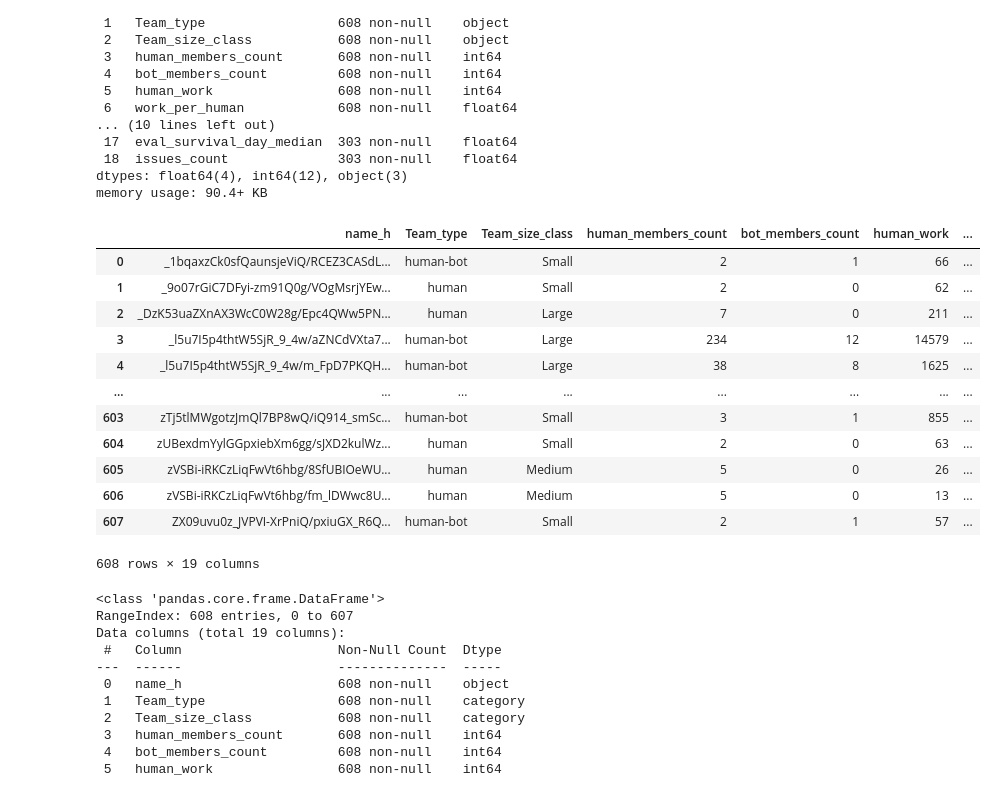
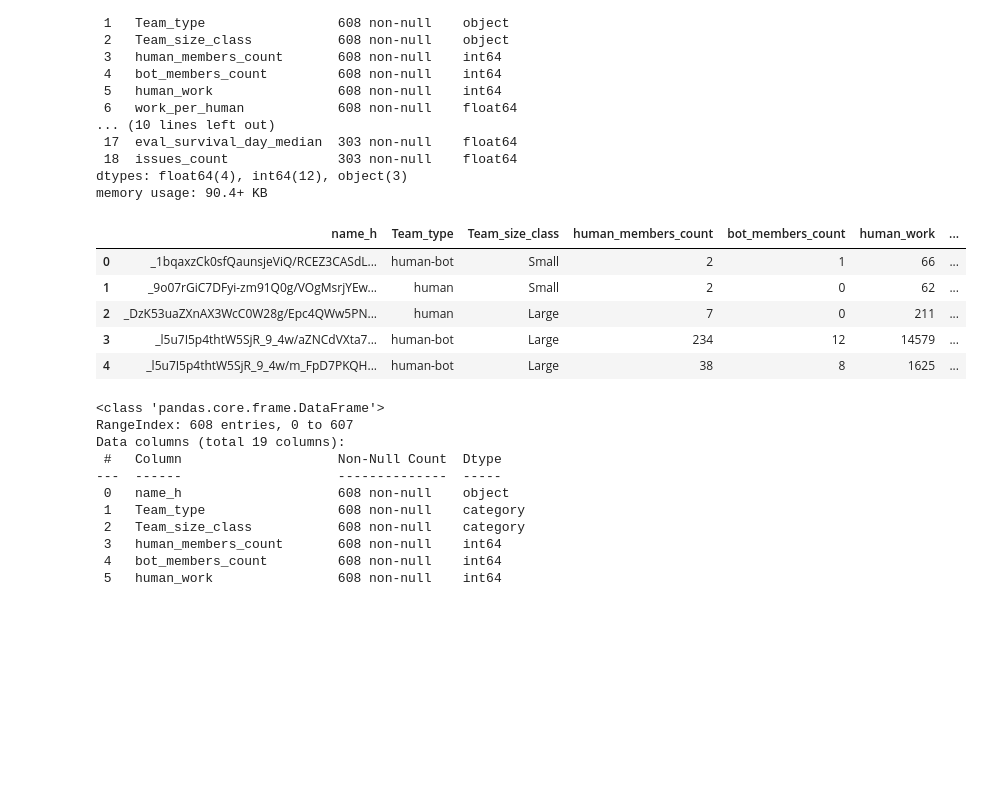
Before and after one commit to TheUltimateFishstick/week7labs, a Jupyter notebook: 07_Instructor_Lab_Morgan.ipynb, the cells around one changed output. Drawn from its saved outputs; the diff is of its cells as text; code cells hidden in the pictures; blank space fills up the shorter version.

```diff
--- a/07_Instructor_Lab_Morgan.ipynb
+++ b/07_Instructor_Lab_Morgan.ipynb
@@ -87,21 +105,14 @@ dtypes: float64(4), int64(12), object(3)
 memory usage: 90.4+ KB
 # %%
 # Check the data to determine which columns are columns are categorical. In this case, it is columns 1 and 2 (Team_type and Team_size_class).
-github_teams
+github_teams.head()
 # %% [output]
 |  | name_h | Team_type | Team_size_class | human_members_count | bot_members_count | human_work | ... |
 | 0 | _1bqaxzCk0sfQaunsjeViQ/RCEZ3CASdL... | human-bot | Small | 2 | 1 | 66 | ... |
 | 1 | _9o07rGiC7DFyi-zm91Q0g/VOgMsrjYEw... | human | Small | 2 | 0 | 62 | ... |
 | 2 | _DzK53uaZXnAX3WcC0W28g/Epc4QWw5PN... | human | Large | 7 | 0 | 211 | ... |
 | 3 | _l5u7I5p4thtW5SjR_9_4w/aZNCdVXta7... | human-bot | Large | 234 | 12 | 14579 | ... |
 | 4 | _l5u7I5p4thtW5SjR_9_4w/m_FpD7PKQH... | human-bot | Large | 38 | 8 | 1625 | ... |
-| ... | ... | ... | ... | ... | ... | ... | ... |
-| 603 | zTj5tlMWgotzJmQl7BP8wQ/iQ914_smSc... | human-bot | Small | 3 | 1 | 855 | ... |
-| 604 | zUBexdmYylGGpxiebXm6gg/sJXD2kulWz... | human | Small | 2 | 0 | 63 | ... |
-| 605 | zVSBi-iRKCzLiqFwVt6hbg/8SfUBIOeWU... | human | Medium | 5 | 0 | 26 | ... |
-| 606 | zVSBi-iRKCzLiqFwVt6hbg/fm_lDWwc8U... | human | Medium | 5 | 0 | 13 | ... |
-| 607 | ZX09uvu0z_JVPVI-XrPniQ/pxiuGX_R6Q... | human-bot | Small | 2 | 1 | 57 | ... |
-608 rows × 19 columns
 # %%
 # Convert to 'category' type.
 github_teams['Team_type'] = github_teams['Team_type'].astype('category')
```
Also changed, not shown: parts of 24 cells of this notebook.
